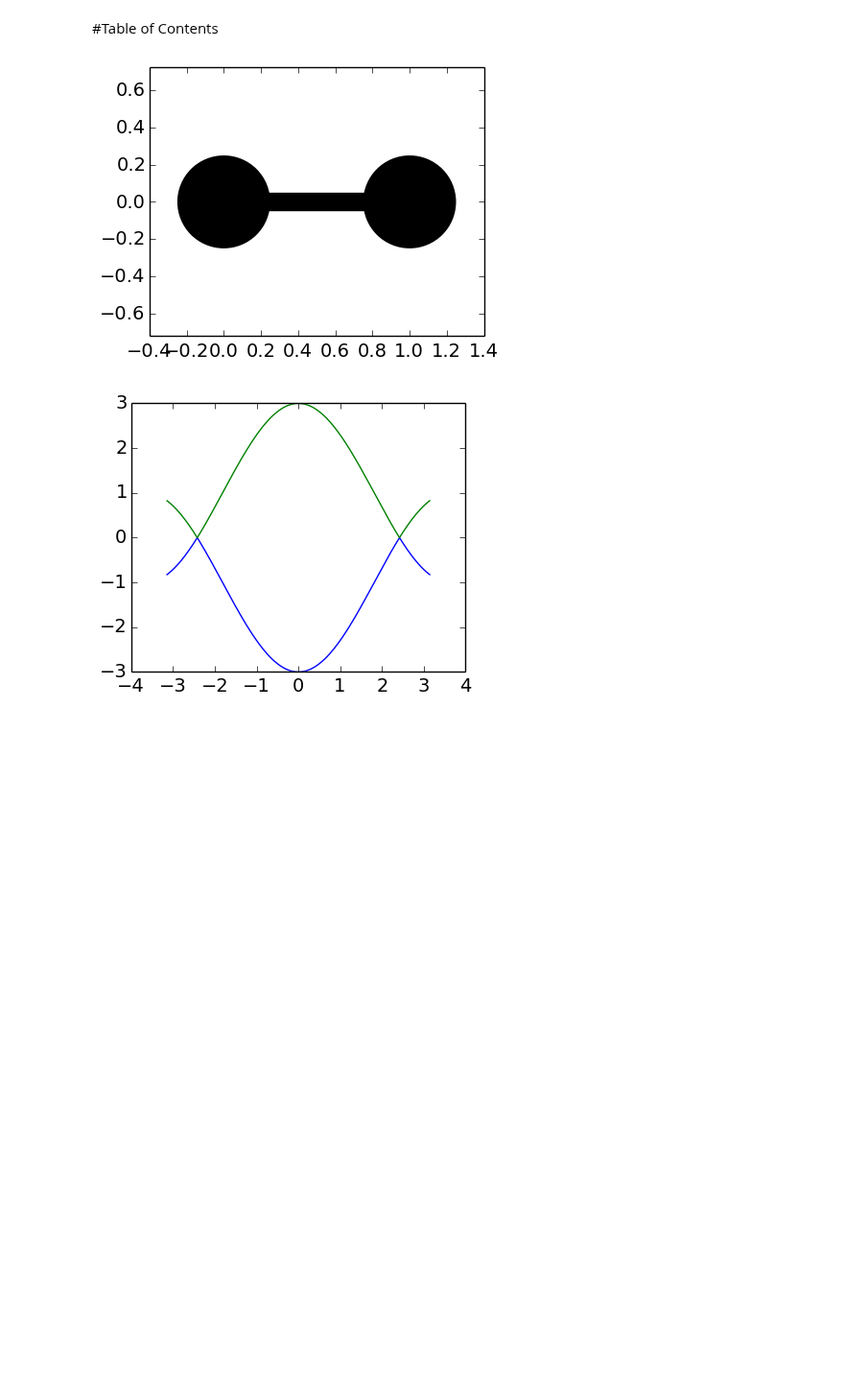
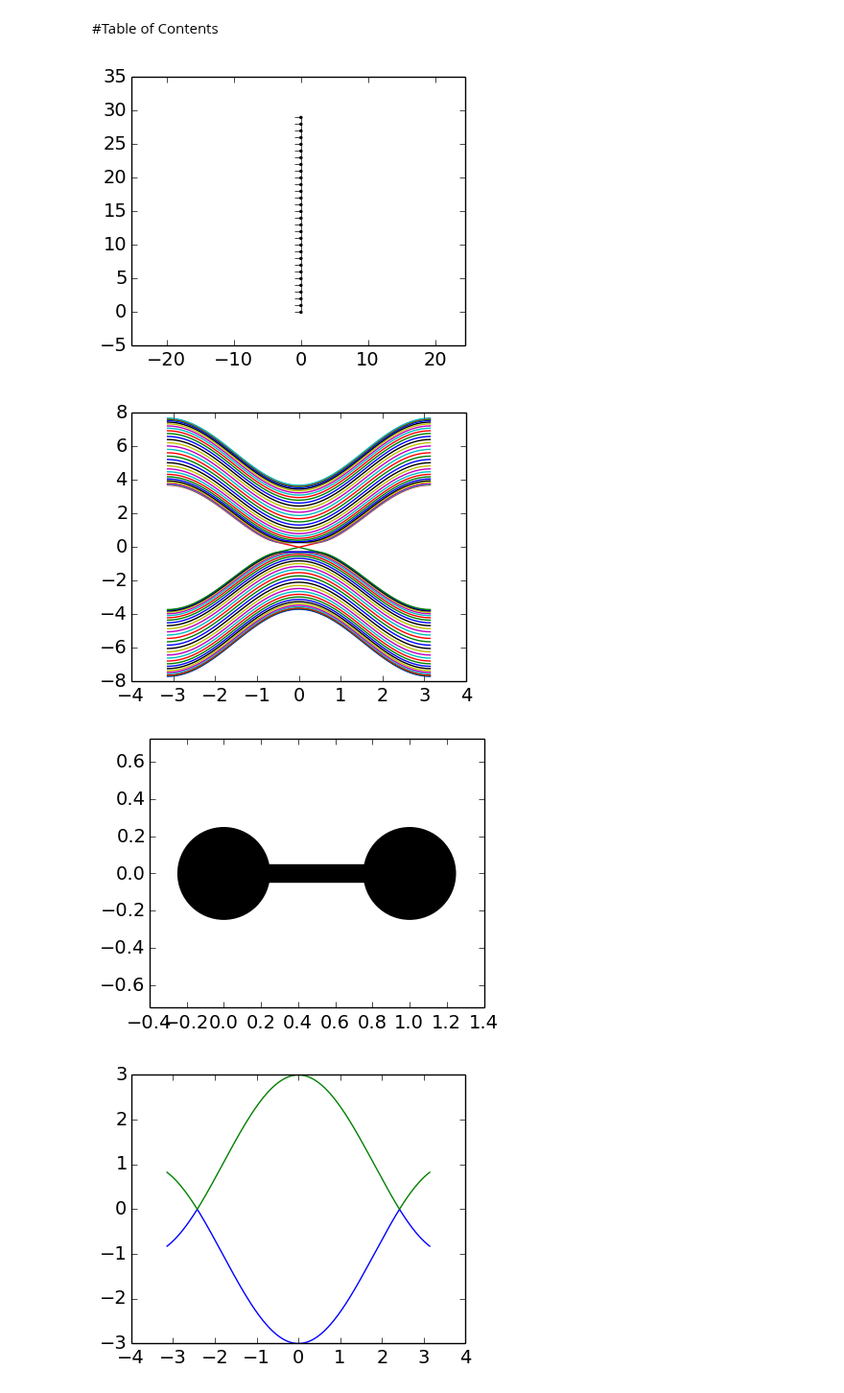
Before and after one commit to topocm/topocm_content, a Jupyter notebook: w4_haldane/Temporary Simulations.ipynb, the cells around one changed output. Shown at 96% size. Cells and saved outputs as stored; diff of their text form; code cells hidden in the pictures; blank space fills up the shorter version.

Commit message:
Qi Wu Zhang model implemented

```diff
--- a/w4_haldane/Temporary Simulations.ipynb
+++ b/w4_haldane/Temporary Simulations.ipynb
@@ -90,3 +137,13 @@ from edx_components import *
 # %% [markdown]
 #Table of Contents
+# %%
+par = SimpleNamespace(t=1.0, t_so=0.3, mu=0.3, k_x=0.0, k_y=0.0)
+sys = Qi_Wu_Zhang_ribbon(30)
+kwant.plot(sys)
+sys = sys.finalized()
+kwant.plotter.bands(sys, args=[par,])
+plt.show()
+# %% [output]
+[figure, added]
+[figure, added]
 # %%
```
Also changed, not shown: parts of 4 cells of this notebook.
